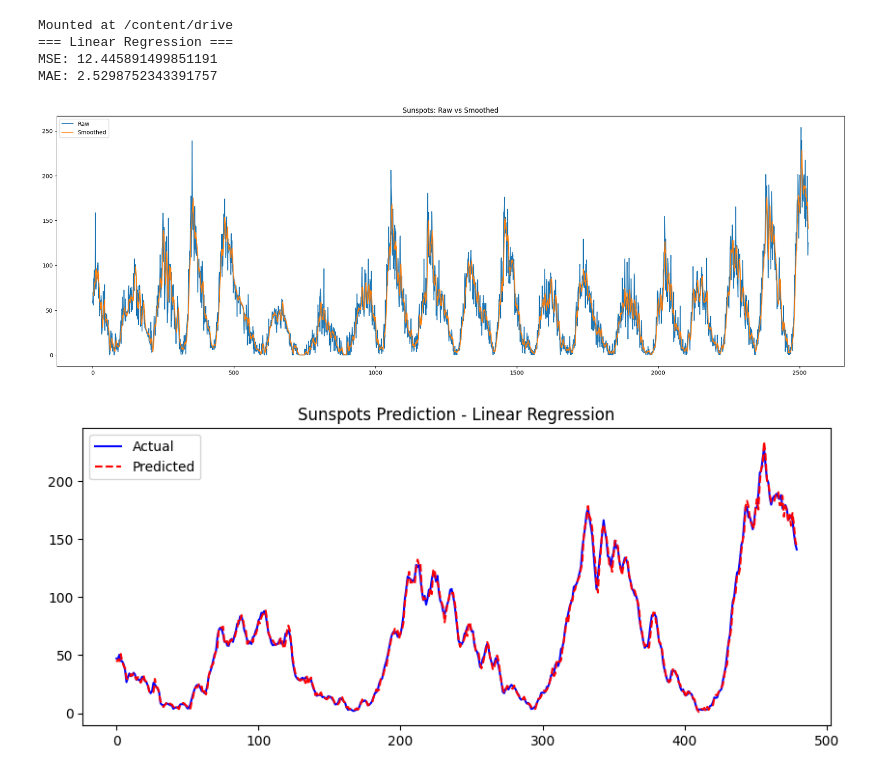
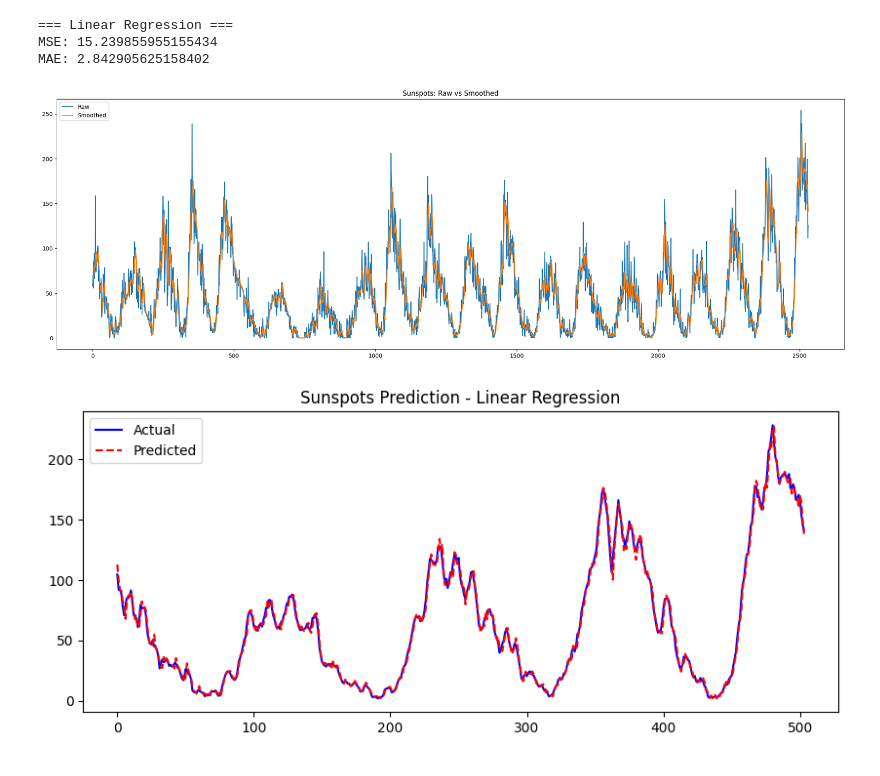
Before and after one commit to viktorngkhnh/Sunspots_Practice, a Jupyter notebook: Colab1.ipynb, the cells around one changed output. Cells and saved outputs as stored; diff of their text form; code cells hidden in the pictures.

```diff
--- a/Colab1.ipynb
+++ b/Colab1.ipynb
@@ -51,18 +2,0 @@ print(student['scores'])
-# %%
-import numpy as np
-
-x = np.array([1, 2, 3, 4])
-W = np.array([[1, 0],
-              [0, 1],
-              [1, 1],
-              [-1, 2]])
-y = x*2
-print (y)
-xsum = 0
-for i in range(len(x)):
-  xsum += x[i]
-print (xsum)
-# Corrected the typo 'resharpe' to 'reshape' and assigned the result to a new variable for matrix multiplication.
-x_reshaped = x.reshape(1,4) # Reshape x to a 1x4 row vector
-print (x_reshaped)
-print (x_reshaped @ W)
@@ -426,31 +81,4 @@ ANN MAE: 13.709312420326567
 # %%
-from google.colab import drive
-import pandas as pd
-import numpy as np
-from sklearn.metrics import mean_absolute_error
-from sklearn.ensemble import RandomForestRegressor
-import matplotlib.pyplot as plt
-from sklearn.linear_model import LinearRegression
-from sklearn.metrics import mean_squared_error
-from sklearn.preprocessing import StandardScaler
-
-# Connect Drive
-
-drive.mount('/content/drive', force_remount=True)
-# !ls "/content/drive/MyDrive/Sunspots_training"
-
-df = pd.read_csv('/content/drive/MyDrive/Sunspots_training/Sunset_Train.txt')
-
-series = df['Sunspots'].values
-
-# ===============================
-def create_dataset(series, window_size):
-    X, y = [], []
-    for i in range(len(series) - window_size):
-        X.append(series[i:i+window_size])
-        y.append(series[i+window_size])
-    return np.array(X), np.array(y)
-
 
 #====Add the pre-processing======
 def moving_average(series, window):
@@ -460,7 +88,7 @@ smooth_window = 5
 series_smooth = moving_average(series, smooth_window)
 
 
-window_size = 132
+window_size = 12
 X, y = create_dataset(series_smooth, window_size)
 
 
@@ -493,34 +121,33 @@ print("=== Linear Regression ===")
 print("MSE:", mse)
 print("MAE:", mae)
 
 
 
 #======Result============
 t = np.arange(len(y_test))
 
 
 plt.figure(figsize=(25,8))
 plt.plot(series, label="Raw")
 plt.plot(
     np.arange(smooth_window-1, len(series)),
     series_smooth,
     label="Smoothed"
 )
 plt.legend()
 plt.title("Sunspots: Raw vs Smoothed")
 plt.show()
 
 
 plt.figure(figsize=(10,4))
 plt.plot(y_test, label='Actual', color='blue')
 plt.plot(y_pred, label='Predicted', color='red', linestyle='--')
 plt.title("Sunspots Prediction - Linear Regression")
 plt.legend()
 plt.show()
 # %% [output]
-Mounted at /content/drive
 === Linear Regression ===
-MSE: 12.445891499851191
-MAE: 2.5298752343391757
+MSE: 15.239855955155434
+MAE: 2.842905625158402
 [figure]
-[figure, old version]
+[figure, new version]
```
Also changed, not shown: parts of 8 cells of this notebook.
